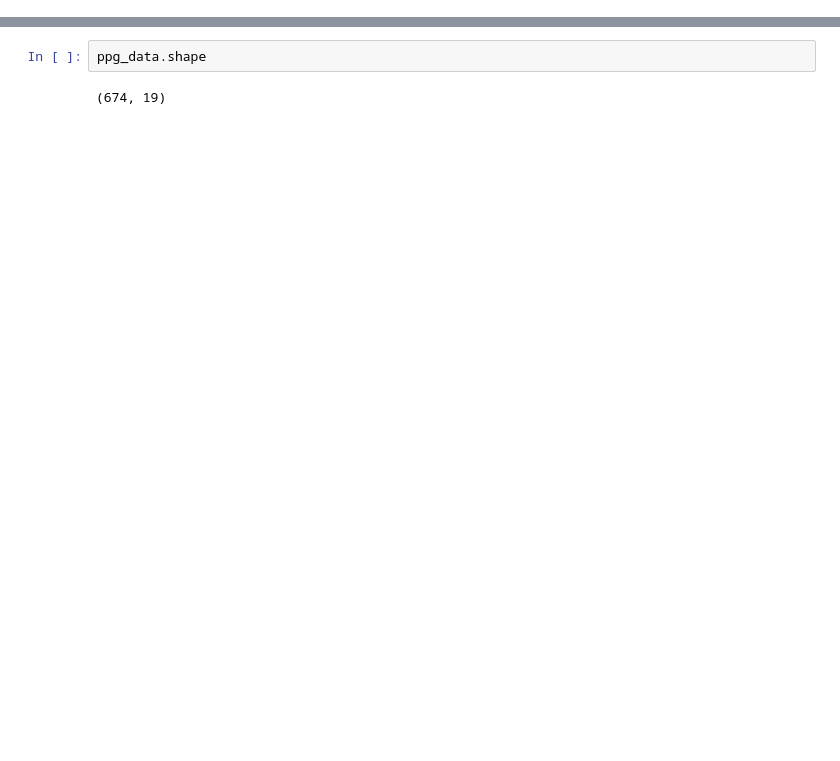
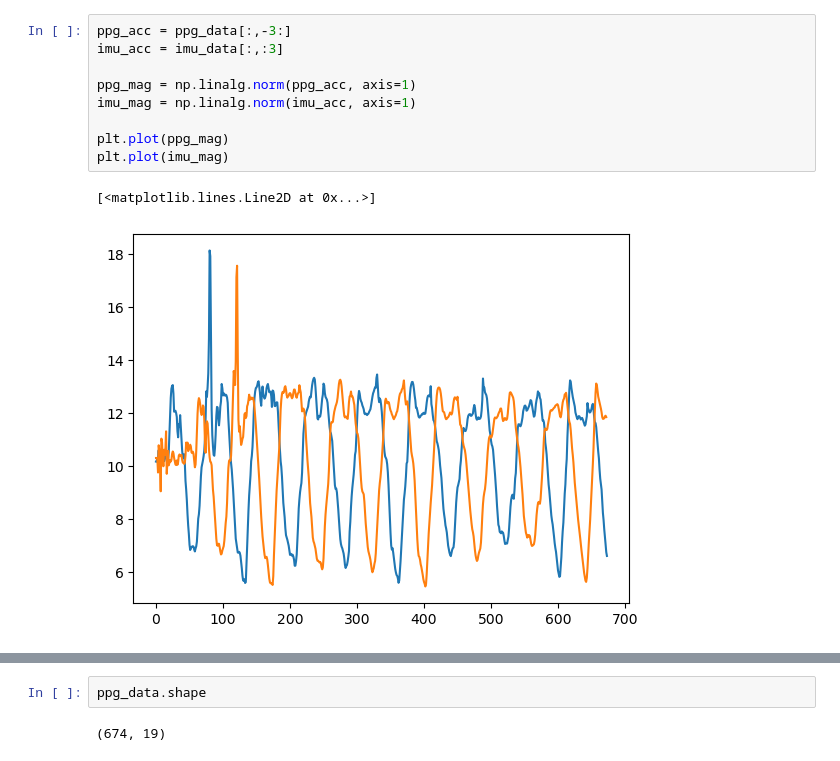
Before and after one commit to larshaupt/WristPPG, a Jupyter notebook: stream/live_inference.ipynb, the cells around one changed output, grey strips where cells are left out. Saved outputs shown, nothing was run; the diff lists cells and outputs as text; blank space fills up the shorter version.

```diff
--- a/stream/live_inference.ipynb
+++ b/stream/live_inference.ipynb
@@ -12,0 +22,12 @@ with open(r'C:\Users\lhauptmann\Code\WristPPG2\stream\live_data.pkl', 'rb') as f
+# %%
+ppg_acc = ppg_data[:,-3:]
+imu_acc = imu_data[:,:3]
+
+ppg_mag = np.linalg.norm(ppg_acc, axis=1)
+imu_mag = np.linalg.norm(imu_acc, axis=1)
+
+plt.plot(ppg_mag)
+plt.plot(imu_mag)
+# %% [output]
+[<matplotlib.lines.Line2D at 0x...>]
+[figure, added]
```
Also changed, not shown: parts of 17 cells of this notebook, 1 other file.
